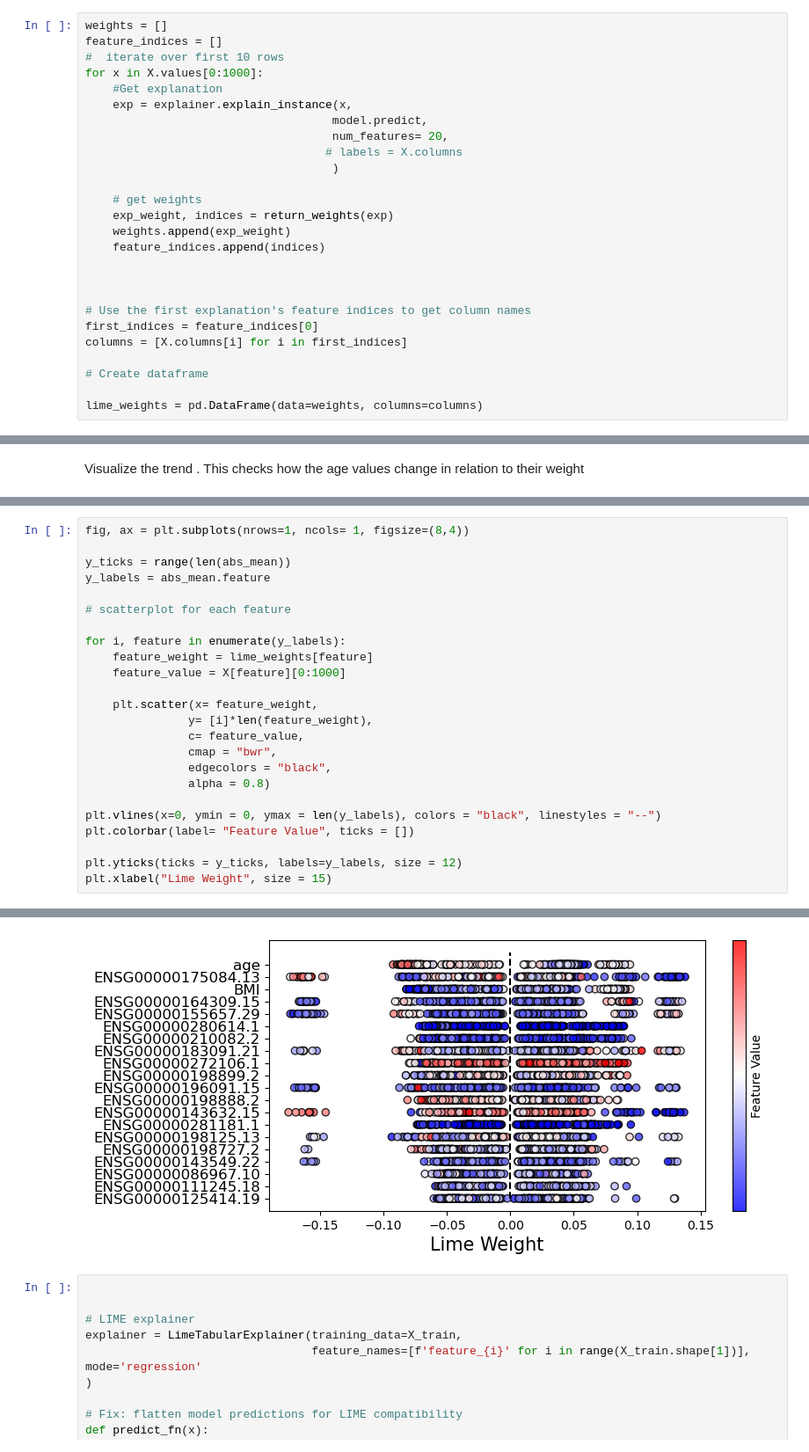
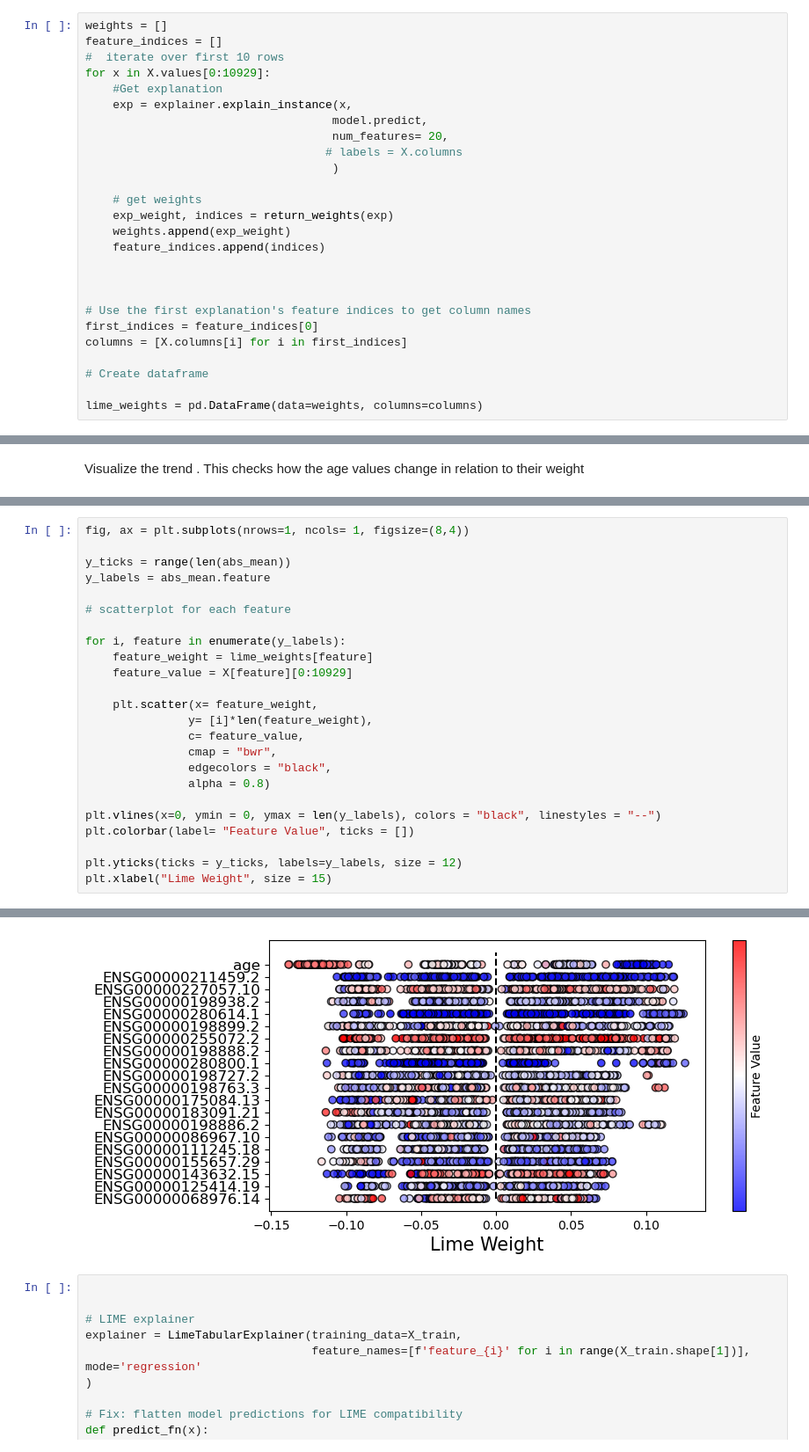
Before and after one commit to phoebemma/ML_paper, a Jupyter notebook: unnormalised_data_modelling.ipynb, the cells around one changed output, grey strips where cells are left out. Shown at 88% size. Cells and saved outputs as stored; diff of their text form.

```diff
--- a/unnormalised_data_modelling.ipynb
+++ b/unnormalised_data_modelling.ipynb
@@ -358,7 +358,7 @@ def return_weights(exp):
 weights = []
 feature_indices = []
 #  iterate over first 10 rows
-for x in X.values[0:1000]:
+for x in X.values[0:10929]:
     #Get explanation
     exp = explainer.explain_instance(x,
                                     model.predict,
@@ -471,30 +468,30 @@ Text(0.5, 0, 'ENSG00000175084.13')
 # %%
 fig, ax = plt.subplots(nrows=1, ncols= 1, figsize=(8,4))
 
 y_ticks = range(len(abs_mean))
 y_labels = abs_mean.feature
 
 # scatterplot for each feature
 
 for i, feature in enumerate(y_labels):
     feature_weight = lime_weights[feature]
-    feature_value = X[feature][0:1000]
+    feature_value = X[feature][0:10929]
 
     plt.scatter(x= feature_weight,
                y= [i]*len(feature_weight),
                c= feature_value,
                cmap = "bwr",
                edgecolors = "black",
                alpha = 0.8)
 
 plt.vlines(x=0, ymin = 0, ymax = len(y_labels), colors = "black", linestyles = "--")
 plt.colorbar(label= "Feature Value", ticks = [])
 
 plt.yticks(ticks = y_ticks, labels=y_labels, size = 12)
 plt.xlabel("Lime Weight", size = 15)
 # %% [output]
 Text(0.5, 0, 'Lime Weight')
-[figure, old version]
+[figure, new version]
 # %%
 
 
```
Also changed, not shown: parts of 9 cells of this notebook, 1 other file.
